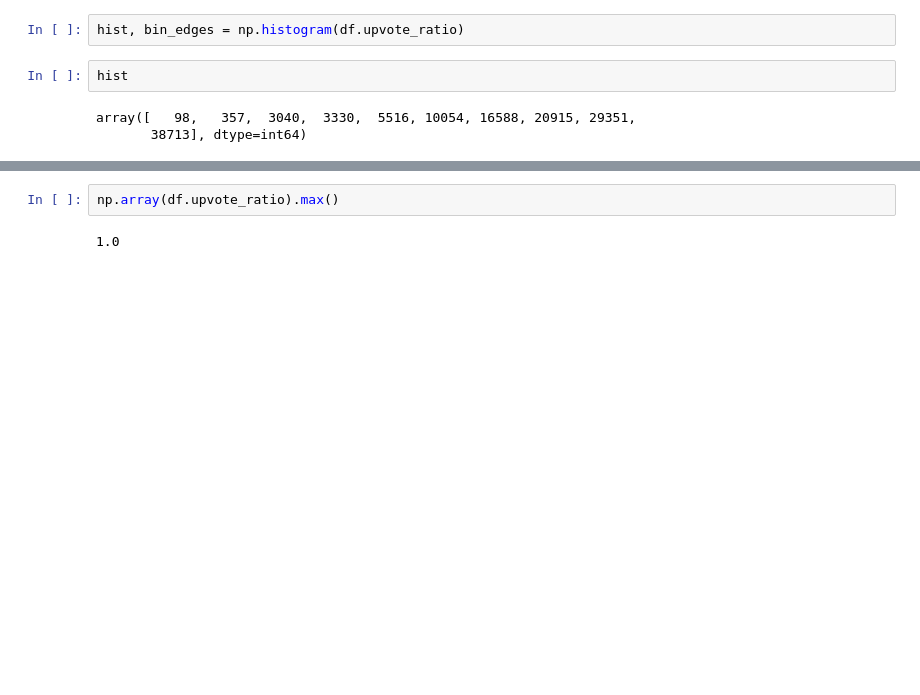
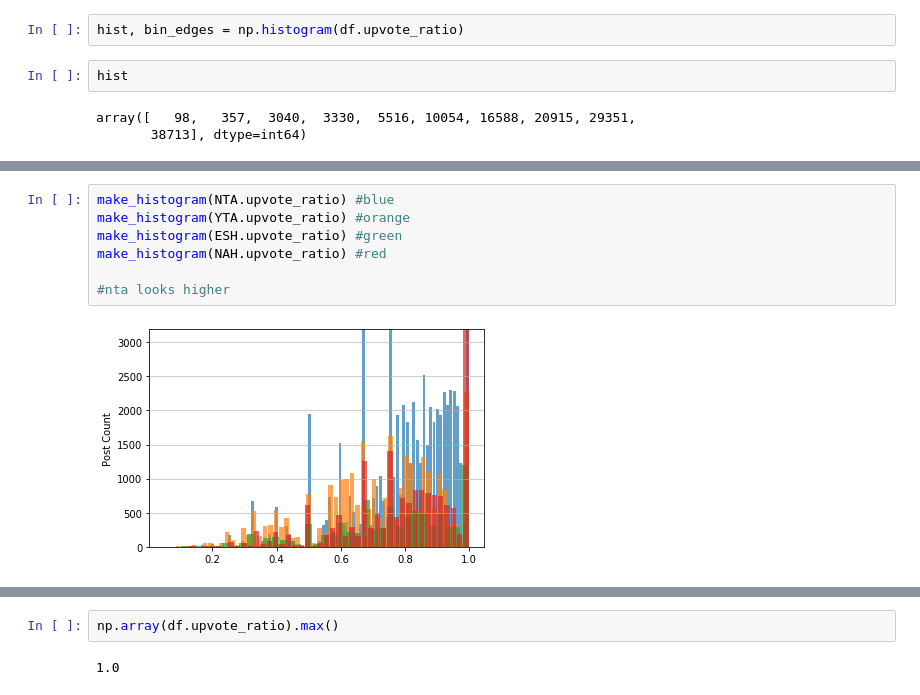
Before and after one commit to zi-cat/YAQ, a Jupyter notebook: 2_basic_data_specs.ipynb, the cells around one changed output, grey strips where cells are left out. Cells and saved outputs as stored; diff of their text form; blank space fills up the shorter version.

```diff
--- a/2_basic_data_specs.ipynb
+++ b/2_basic_data_specs.ipynb
@@ -35,0 +58,9 @@ word count
+# %%
+make_histogram(NTA.upvote_ratio) #blue
+make_histogram(YTA.upvote_ratio) #orange
+make_histogram(ESH.upvote_ratio) #green
+make_histogram(NAH.upvote_ratio) #red
+
+#nta looks higher
+# %% [output]
+[figure, added]
```
Also changed, not shown: parts of 52 cells of this notebook.
